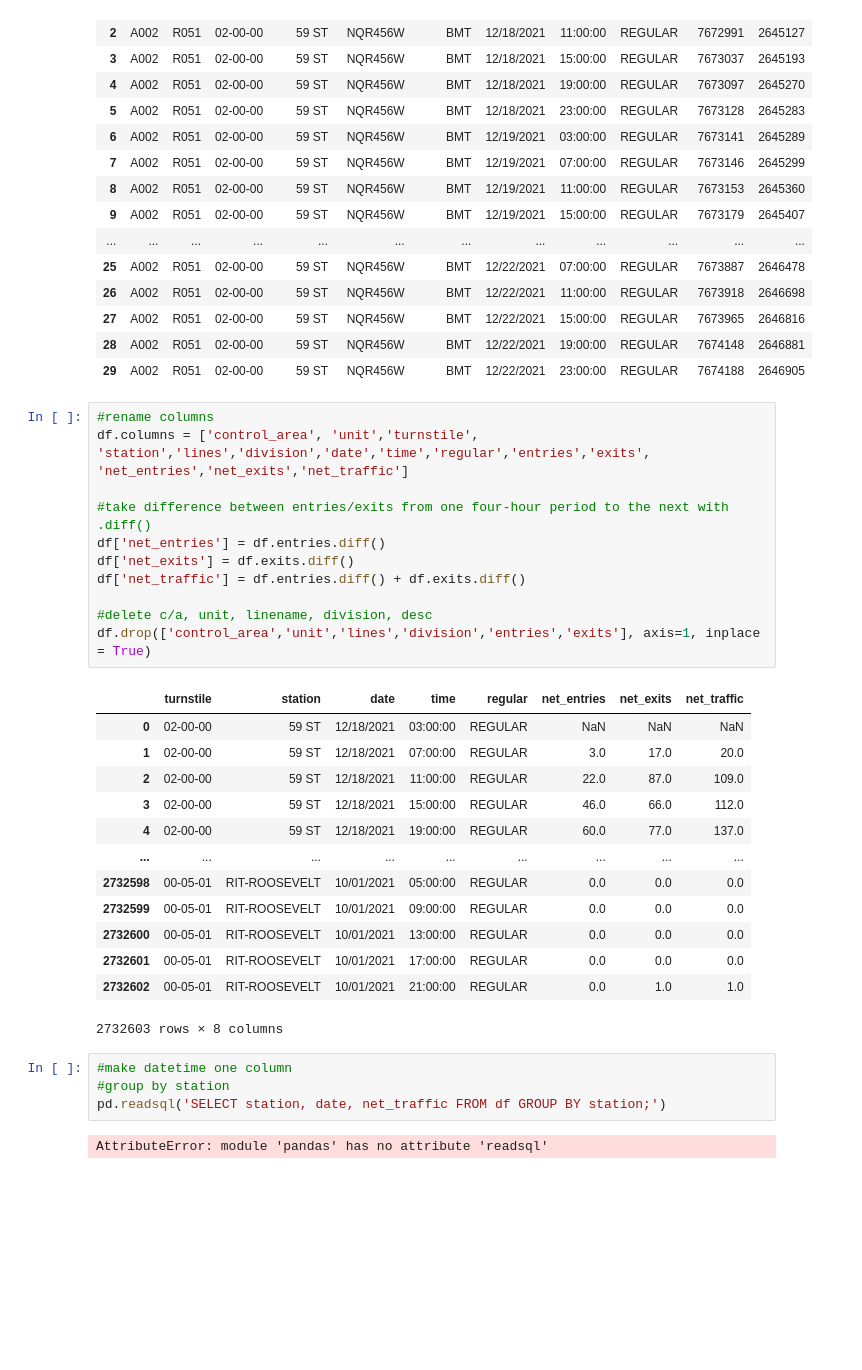
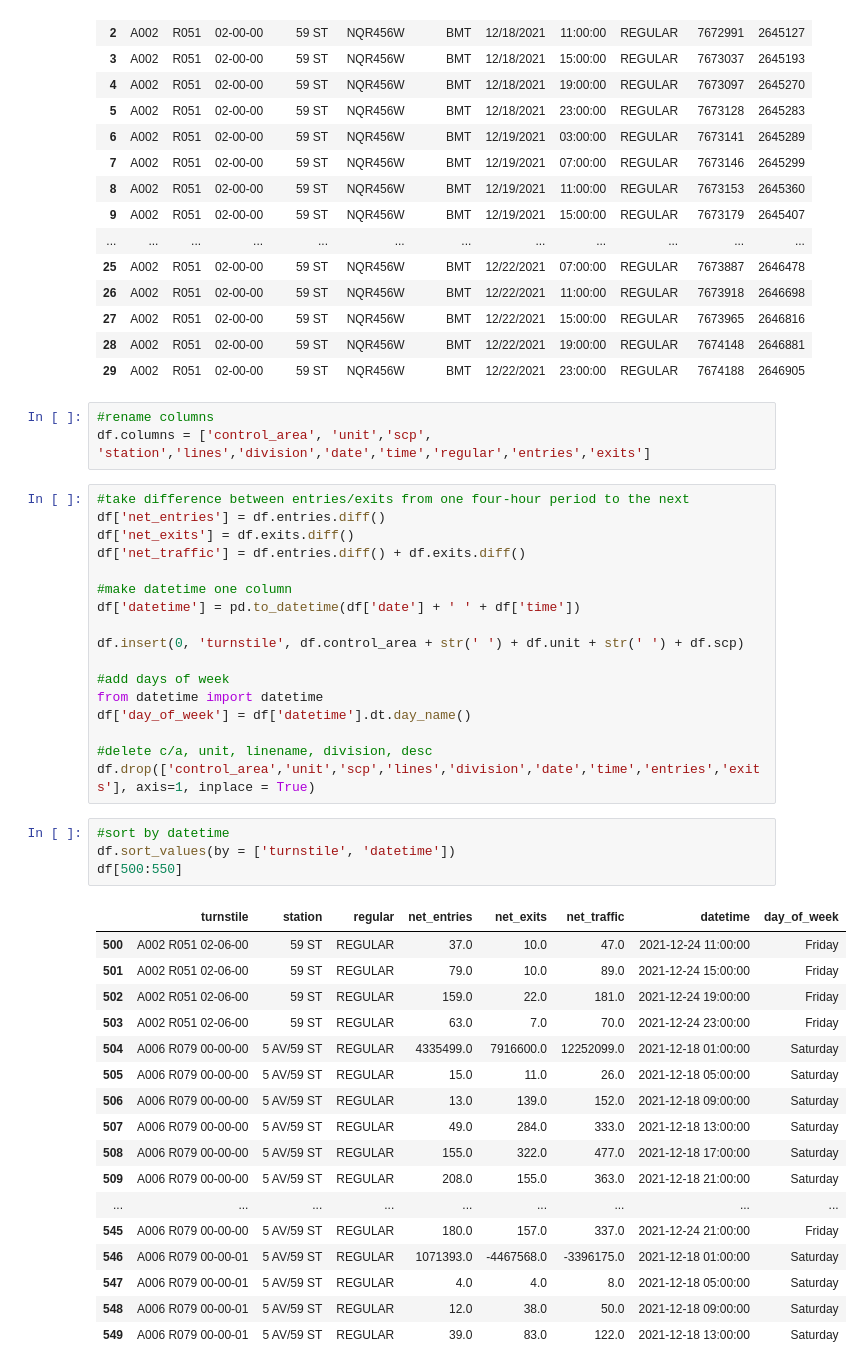
Before and after one commit to katereiss/EDA_repo, a Jupyter notebook: MTA_2021.ipynb, the cells around one changed output. Saved outputs shown, nothing was run; the diff lists cells and outputs as text; blank space fills up the shorter version.

```diff
--- a/MTA_2021.ipynb
+++ b/MTA_2021.ipynb
@@ -54,32 +59,43 @@ df.head(30)
 | 29 | A002 | R051 | 02-00-00 | 59 ST | NQR456W | BMT | 12/22/2021 | 23:00:00 | REGULAR | 7674188 | 2646905 |
 # %%
 #rename columns
-df.columns = ['control_area', 'unit','turnstile', 'station','lines','division','date','time','regular','entries','exits', 'net_entries','net_exits','net_traffic']
-
-#take difference between entries/exits from one four-hour period to the next with .diff()
-df['net_entries'] = df.entries.diff()
-df['net_exits'] = df.exits.diff()
-df['net_traffic'] = df.entries.diff() + df.exits.diff()
-
-#delete c/a, unit, linename, division, desc
-df.drop(['control_area','unit','lines','division','entries','exits'], axis=1, inplace = True)
+df.columns = ['control_area', 'unit','scp', 'station','lines','division','date','time','regular','entries','exits']
-# %% [output]
-|  | turnstile | station | date | time | regular | net_entries | net_exits | net_traffic |
-| 0 | 02-00-00 | 59 ST | 12/18/2021 | 03:00:00 | REGULAR | NaN | NaN | NaN |
-| 1 | 02-00-00 | 59 ST | 12/18/2021 | 07:00:00 | REGULAR | 3.0 | 17.0 | 20.0 |
-| 2 | 02-00-00 | 59 ST | 12/18/2021 | 11:00:00 | REGULAR | 22.0 | 87.0 | 109.0 |
-| 3 | 02-00-00 | 59 ST | 12/18/2021 | 15:00:00 | REGULAR | 46.0 | 66.0 | 112.0 |
-| 4 | 02-00-00 | 59 ST | 12/18/2021 | 19:00:00 | REGULAR | 60.0 | 77.0 | 137.0 |
-| ... | ... | ... | ... | ... | ... | ... | ... | ... |
-| 2732598 | 00-05-01 | RIT-ROOSEVELT | 10/01/2021 | 05:00:00 | REGULAR | 0.0 | 0.0 | 0.0 |
-| 2732599 | 00-05-01 | RIT-ROOSEVELT | 10/01/2021 | 09:00:00 | REGULAR | 0.0 | 0.0 | 0.0 |
-| 2732600 | 00-05-01 | RIT-ROOSEVELT | 10/01/2021 | 13:00:00 | REGULAR | 0.0 | 0.0 | 0.0 |
-| 2732601 | 00-05-01 | RIT-ROOSEVELT | 10/01/2021 | 17:00:00 | REGULAR | 0.0 | 0.0 | 0.0 |
-| 2732602 | 00-05-01 | RIT-ROOSEVELT | 10/01/2021 | 21:00:00 | REGULAR | 0.0 | 1.0 | 1.0 |
-2732603 rows × 8 columns
-# %%
-#make datetime one column
-#group by station
-pd.readsql('SELECT station, date, net_traffic FROM df GROUP BY station;')
-# %% [output]
-AttributeError: module 'pandas' has no attribute 'readsql'
+# %%
+#take difference between entries/exits from one four-hour period to the next
+df['net_entries'] = df.entries.diff()
+df['net_exits'] = df.exits.diff()
+df['net_traffic'] = df.entries.diff() + df.exits.diff()
+
+#make datetime one column
+df['datetime'] = pd.to_datetime(df['date'] + ' ' + df['time'])
+
+df.insert(0, 'turnstile', df.control_area + str(' ') + df.unit + str(' ') + df.scp)
+
+#add days of week
+from datetime import datetime
+df['day_of_week'] = df['datetime'].dt.day_name()
+
+#delete c/a, unit, linename, division, desc
+df.drop(['control_area','unit','scp','lines','division','date','time','entries','exits'], axis=1, inplace = True)
+# %%
+#sort by datetime
+df.sort_values(by = ['turnstile', 'datetime'])
+df[500:550]
+# %% [output]
+|  | turnstile | station | regular | net_entries | net_exits | net_traffic | datetime | day_of_week |
+| 500 | A002 R051 02-06-00 | 59 ST | REGULAR | 37.0 | 10.0 | 47.0 | 2021-12-24 11:00:00 | Friday |
+| 501 | A002 R051 02-06-00 | 59 ST | REGULAR | 79.0 | 10.0 | 89.0 | 2021-12-24 15:00:00 | Friday |
+| 502 | A002 R051 02-06-00 | 59 ST | REGULAR | 159.0 | 22.0 | 181.0 | 2021-12-24 19:00:00 | Friday |
+| 503 | A002 R051 02-06-00 | 59 ST | REGULAR | 63.0 | 7.0 | 70.0 | 2021-12-24 23:00:00 | Friday |
+| 504 | A006 R079 00-00-00 | 5 AV/59 ST | REGULAR | 4335499.0 | 7916600.0 | 12252099.0 | 2021-12-18 01:00:00 | Saturday |
+| 505 | A006 R079 00-00-00 | 5 AV/59 ST | REGULAR | 15.0 | 11.0 | 26.0 | 2021-12-18 05:00:00 | Saturday |
+| 506 | A006 R079 00-00-00 | 5 AV/59 ST | REGULAR | 13.0 | 139.0 | 152.0 | 2021-12-18 09:00:00 | Saturday |
+| 507 | A006 R079 00-00-00 | 5 AV/59 ST | REGULAR | 49.0 | 284.0 | 333.0 | 2021-12-18 13:00:00 | Saturday |
+| 508 | A006 R079 00-00-00 | 5 AV/59 ST | REGULAR | 155.0 | 322.0 | 477.0 | 2021-12-18 17:00:00 | Saturday |
+| 509 | A006 R079 00-00-00 | 5 AV/59 ST | REGULAR | 208.0 | 155.0 | 363.0 | 2021-12-18 21:00:00 | Saturday |
+| ... | ... | ... | ... | ... | ... | ... | ... | ... |
+| 545 | A006 R079 00-00-00 | 5 AV/59 ST | REGULAR | 180.0 | 157.0 | 337.0 | 2021-12-24 21:00:00 | Friday |
+| 546 | A006 R079 00-00-01 | 5 AV/59 ST | REGULAR | 1071393.0 | -4467568.0 | -3396175.0 | 2021-12-18 01:00:00 | Saturday |
+| 547 | A006 R079 00-00-01 | 5 AV/59 ST | REGULAR | 4.0 | 4.0 | 8.0 | 2021-12-18 05:00:00 | Saturday |
+| 548 | A006 R079 00-00-01 | 5 AV/59 ST | REGULAR | 12.0 | 38.0 | 50.0 | 2021-12-18 09:00:00 | Saturday |
+| 549 | A006 R079 00-00-01 | 5 AV/59 ST | REGULAR | 39.0 | 83.0 | 122.0 | 2021-12-18 13:00:00 | Saturday |
```
Also changed, not shown: parts of 3 cells of this notebook.
